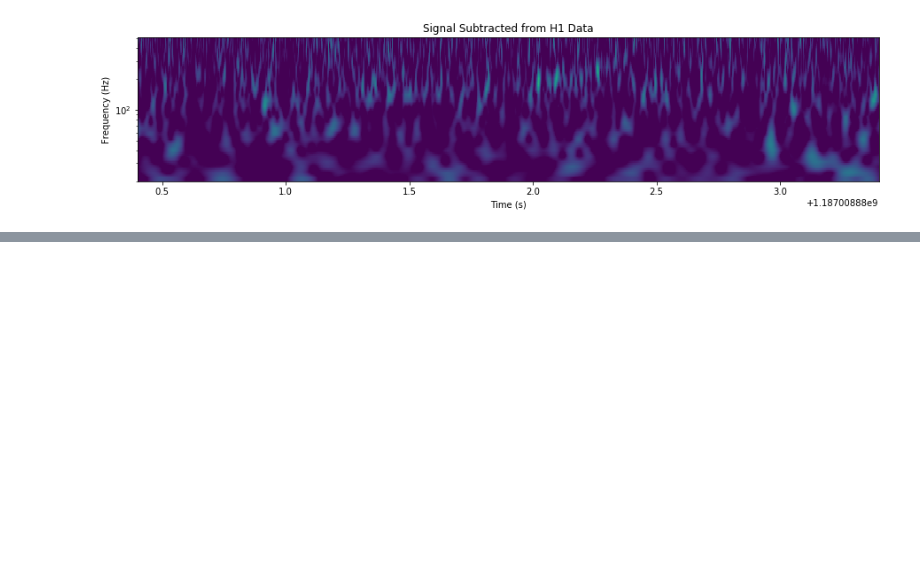
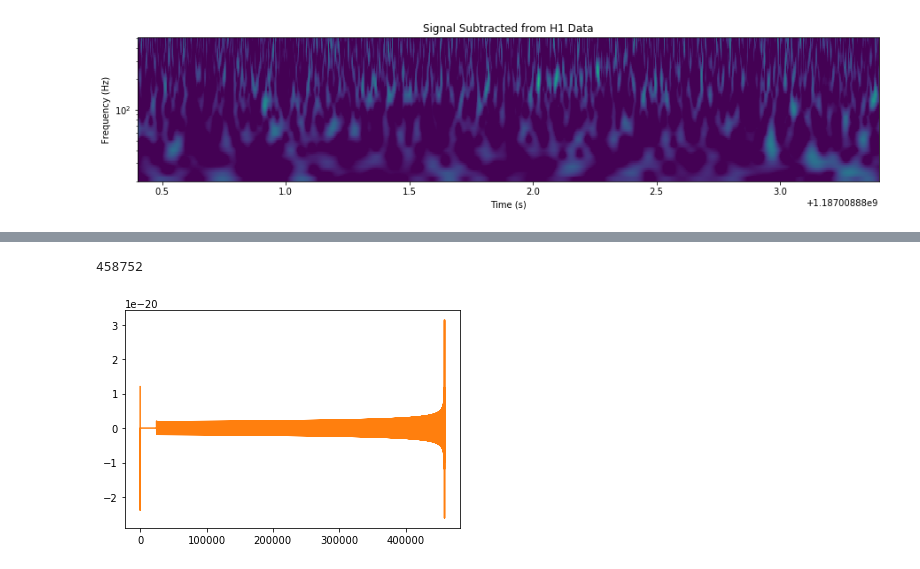
Before and after one commit to miryamrodsan/Notebook-GW, a Jupyter notebook: Generating Waveforms and Matched Filtering (GW170817).ipynb, the cells around one changed output, grey strips where cells are left out. Cells and saved outputs as stored; diff of their text form; code cells hidden in the pictures; blank space fills up the shorter version.

```diff
--- a/Generating Waveforms and Matched Filtering (GW170817).ipynb
+++ b/Generating Waveforms and Matched Filtering (GW170817).ipynb
@@ -379,0 +439,23 @@ for data, title in [(conditionedhan, 'Original H1 Data'),
+# %%
+from pycbc.waveform import get_td_waveform
+import pylab
+
+
+#In a search we would grid over the parameters and calculate the SNR time series for each one
+
+hpliv, hcliv = get_td_waveform(approximant="SEOBNRv4T",
+                     mass1=1.35,
+                     mass2=1.3795,#chirp mass equation
+                     spin1z=0.0,
+                     spin2z=0.0,
+                     delta_t=1.0/16384 ,#4096
+                     f_lower=40)#f_lower=20 is to low
+
+hpliv.resize(len(conditionedliv))
+templateliv= hpliv.cyclic_time_shift(hpliv.start_time) ##
+print(len(templatehan))
+pylab.plot(templatehan,'tab:orange')
+pylab.show()
+# %% [output]
+458752
+[figure, added]
```
Also changed, not shown: parts of 21 cells of this notebook.
